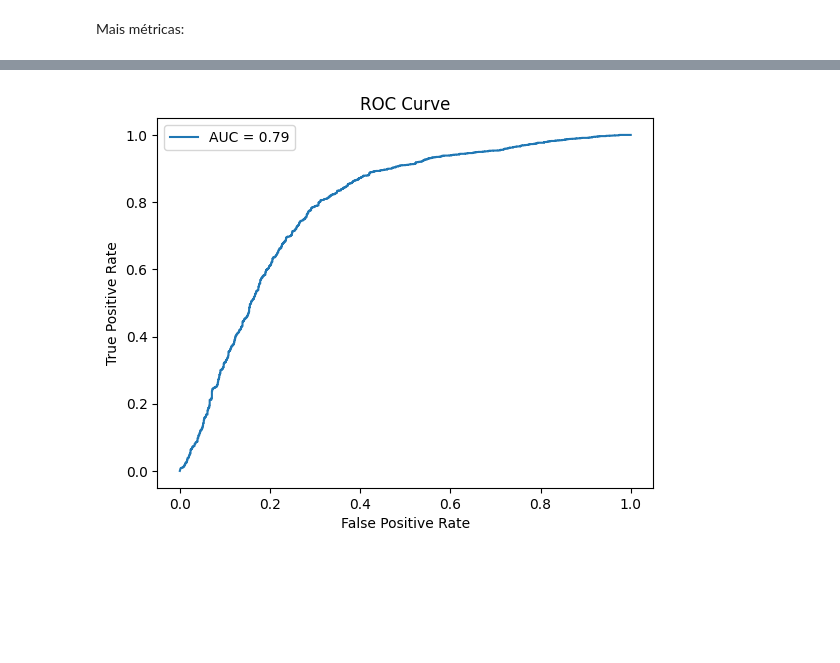
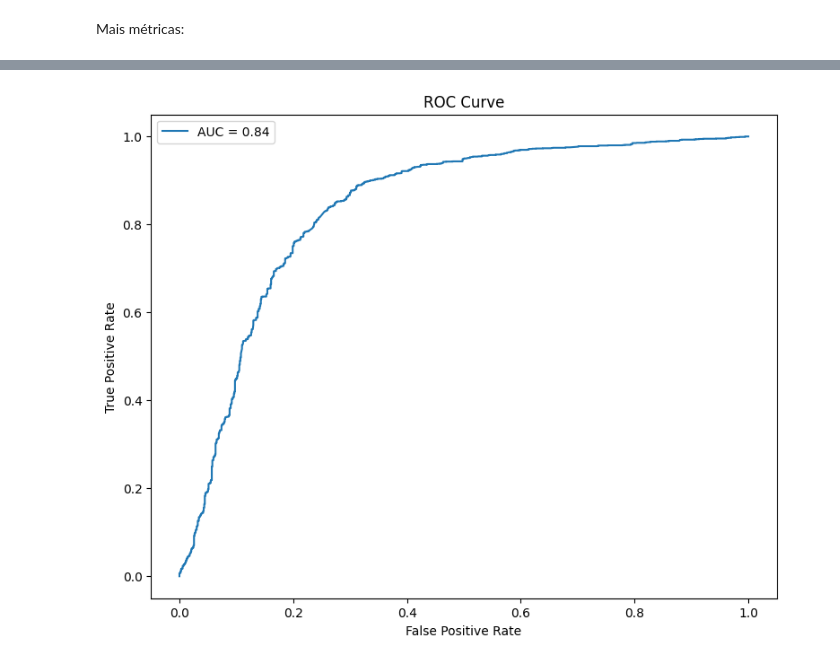
Before and after one commit to MichelC345/adclick-rna, a Jupyter notebook: Treinamento/main.ipynb, the cells around one changed output, grey strips where cells are left out. Drawn from its saved outputs; the diff is of its cells as text; code cells hidden in the pictures; blank space fills up the shorter version.

```diff
--- a/Treinamento/main.ipynb
+++ b/Treinamento/main.ipynb
@@ -252,7 +232,7 @@ def knn_impute(data, n_neighbors):
 
     return data_imputed
 
-data_imputed = knn_impute(dataset, n_neighbors=3)
+data_imputed = knn_impute(dataset, n_neighbors=2)
 data_imputed['age'] = np.floor(data_imputed['age'])
 dataset = data_imputed
 dataset.head(10)
@@ -338,8 +319,9 @@ x
 categorical_columns = x.select_dtypes(include=['object']).columns.tolist()
 encoder = OneHotEncoder(sparse_output=False)
 one_hot_encoded = encoder.fit_transform(x[categorical_columns])
-one_hot_df = pd.DataFrame(one_hot_encoded, columns=encoder.get_feature_names_out(categorical_columns))
-x = pd.concat([x, one_hot_df], axis=1)
+one_hot_dataset = pd.DataFrame(one_hot_encoded, columns=encoder.get_feature_names_out(categorical_columns))
+x = pd.concat([x, one_hot_dataset], axis=1)
 x = x.drop(categorical_columns, axis=1)
-print(f"Dados categóricos convertidos : \n{x}")
+#print(f"Dados categóricos convertidos : \n{x}")
+x
 # %% [output]
@@ -364,13 +342,17 @@ Dados categóricos convertidos :
 Preparando o treinamento da RNA:
 # %%
 # Separando o conjunto de testes e o conjunto de treinamento
-X_train, X_test, y_train, y_test = train_test_split(x, y, test_size=0.35, shuffle=True, random_state=42)
+X_train, X_test, y_train, y_test = train_test_split(x, y, test_size=0.3, shuffle=True, random_state=42)
 
 # Balanceando o conjunto de treinamento
 smote = SMOTE(random_state=42)
 ros = RandomOverSampler(random_state = 42)
 adasyn = ADASYN(random_state = 42)
-X_train, y_train = adasyn.fit_resample(X_train, y_train)
+#X_train_ros, y_train_ros = ros.fit_resample(X_train, y_train)
+#X_train_smote, y_train_smote = smote.fit_resample(X_train, y_train)
+#X_train_adasyn, y_train_adasyn = adasyn.fit_resample(X_train, y_train)
+
+X_train, y_train = smote.fit_resample(X_train, y_train)
 
 # Normalização dos dados
 scaler = StandardScaler()
@@ -383,18 +365,18 @@ X_train.shape
 # %%
-# Definição do modelo MLP, 5 camadas ocultas com 46 neurônios e função de ativação ReLu.
+# Definição do modelo MLP, 3 camadas ocultas com 38 neurônios e função de ativação ReLu.
 # Camada de saída com um neurônio e função de ativação Sigmoid
 # A camada Dropout ignora aleatóriamente 20% dos neurônios
 model = Sequential([
-  Dense(46, activation='relu'),
-  Dense(46, activation='relu'),
-  Dense(46, activation='relu'),
-  Dense(46, activation='relu'),
-  Dense(46, activation='relu'),
+  InputLayer(shape=(19,), kernel_initializer='he_normal'),
+  Dense(38, activation='relu'),
+  Dense(38, activation='relu'),
+  Dense(38, activation='relu'),
   Dropout(0.2),
   Dense(1, activation='sigmoid')
 ])
 
-model.compile(optimizer= Adam(learning_rate=0.0009), loss='binary_crossentropy', metrics=[BinaryAccuracy(threshold=0.5)])
-
-model.fit(X_train, y_train, batch_size=64, epochs=100, validation_data=(X_test, y_test))
+early_stopping = EarlyStopping(monitor='binary_accuracy', patience=14, mode='max', min_delta=0.001, restore_best_weights=True)
+optimizer = Adam(learning_rate=0.0008)
+model.compile(optimizer=optimizer, loss='binary_crossentropy', metrics=[BinaryAccuracy(threshold=0.5)])
+history = model.fit(X_train, y_train, batch_size=32, epochs=120, validation_data=(X_test, y_test), callbacks=[early_stopping], verbose=1)
 # %% [output]
@@ -518,11 +792,12 @@ A ROC Curve avalia o desempenho de um modelo de classificação binária, mostra
 ![image.png](attachment:image.png)
 # %%
 fpr, tpr, _ = roc_curve(y_test, y_predi)
+plt.figure(figsize=(9, 7))
 plt.plot(fpr, tpr, label=f"AUC = {auc(fpr, tpr):.2f}")
 plt.xlabel('False Positive Rate')
 plt.ylabel('True Positive Rate')
 plt.title('ROC Curve')
 plt.legend()
 plt.show()
 # %% [output]
-[figure, old version]
+[figure, new version]
```
Also changed, not shown: parts of 30 cells of this notebook, 1 other file.
